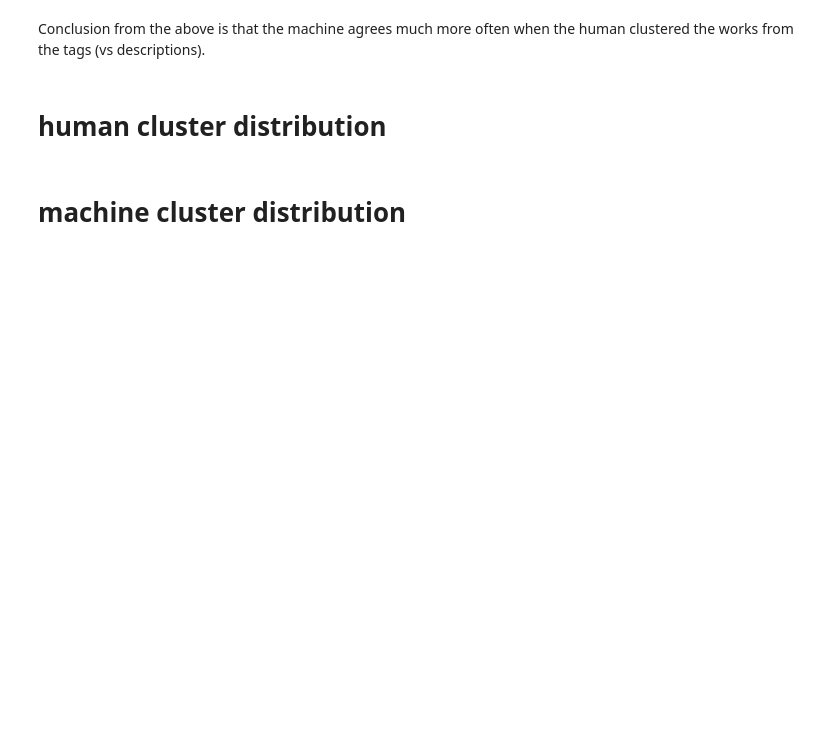
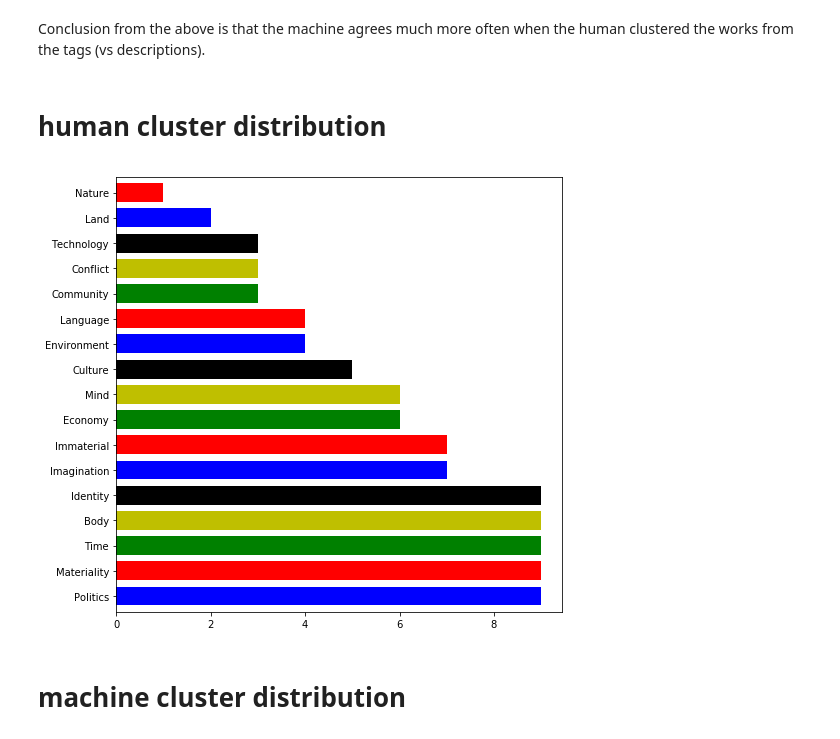
Before and after one commit to darenr/kadist-autotagging, a Jupyter notebook: Cluster-Assignment-Demo.ipynb, the cells around one changed output. Drawn from its saved outputs; the diff is of its cells as text; code cells hidden in the pictures; blank space fills up the shorter version.

```diff
--- a/Cluster-Assignment-Demo.ipynb
+++ b/Cluster-Assignment-Demo.ipynb
@@ -34,9 +57,11 @@ Conclusion from the above is that the machine agrees much more often when the hu
 # %%
 df['human_clusters'].str.split(',', expand=True).head(50)
 my_colors = list(islice(cycle(['b', 'r', 'g', 'y', 'k']), None, len(df)))
 pd.concat([pd.Series(row['human_clusters'].split(','))
                     for _, row in df.iterrows()]).reset_index()[0]\
-    .value_counts().plot(kind='barh', figsize=(8,8), colors=my_colors, width=0.75);
+    .value_counts().plot(kind='barh', figsize=(8,8), color=my_colors, width=0.75);
+# %% [output]
+[figure, added]
 # %% [markdown]
 # machine cluster distribution
 # %%
```
Also changed, not shown: parts of 5 cells of this notebook, 1 other file.
